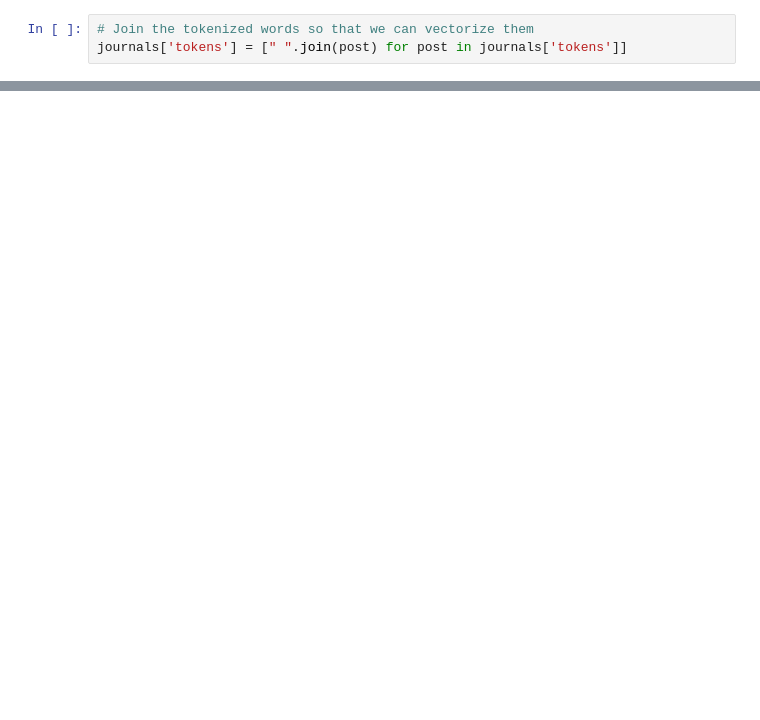
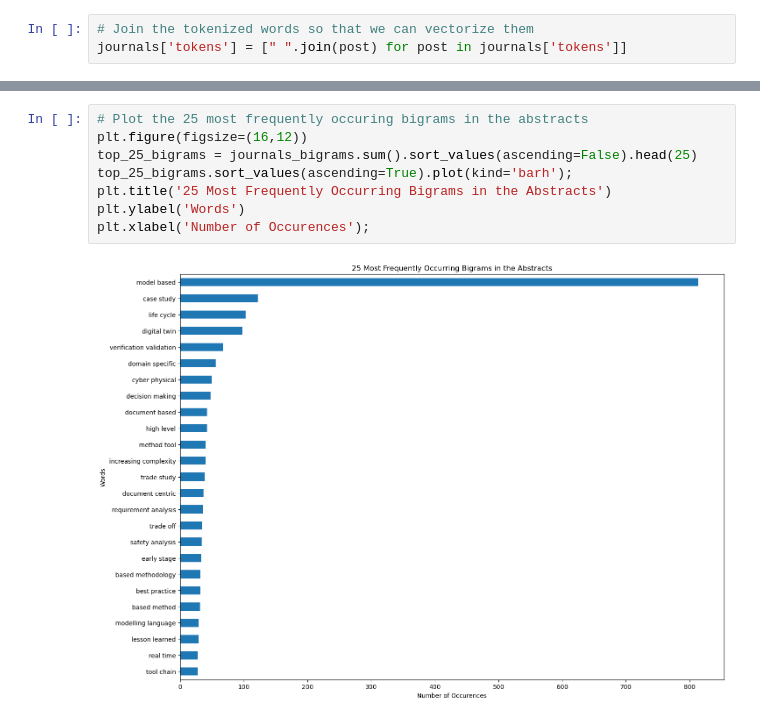
Before and after one commit to Suniljit/General_Assembly_Projects, a Jupyter notebook: capstone_project/code/02_preprocessing_and_EDA.ipynb, the cells around one changed output, grey strips where cells are left out. Drawn from its saved outputs; the diff is of its cells as text; blank space fills up the shorter version.

```diff
--- a/capstone_project/code/02_preprocessing_and_EDA.ipynb
+++ b/capstone_project/code/02_preprocessing_and_EDA.ipynb
@@ -208,0 +293,10 @@ test
+# %%
+# Plot the 25 most frequently occuring bigrams in the abstracts
+plt.figure(figsize=(16,12))
+top_25_bigrams = journals_bigrams.sum().sort_values(ascending=False).head(25)
+top_25_bigrams.sort_values(ascending=True).plot(kind='barh');
+plt.title('25 Most Frequently Occurring Bigrams in the Abstracts')
+plt.ylabel('Words')
+plt.xlabel('Number of Occurences');
+# %% [output]
+[figure, added]
```
Also changed, not shown: parts of 38 cells of this notebook, 3 other files.
